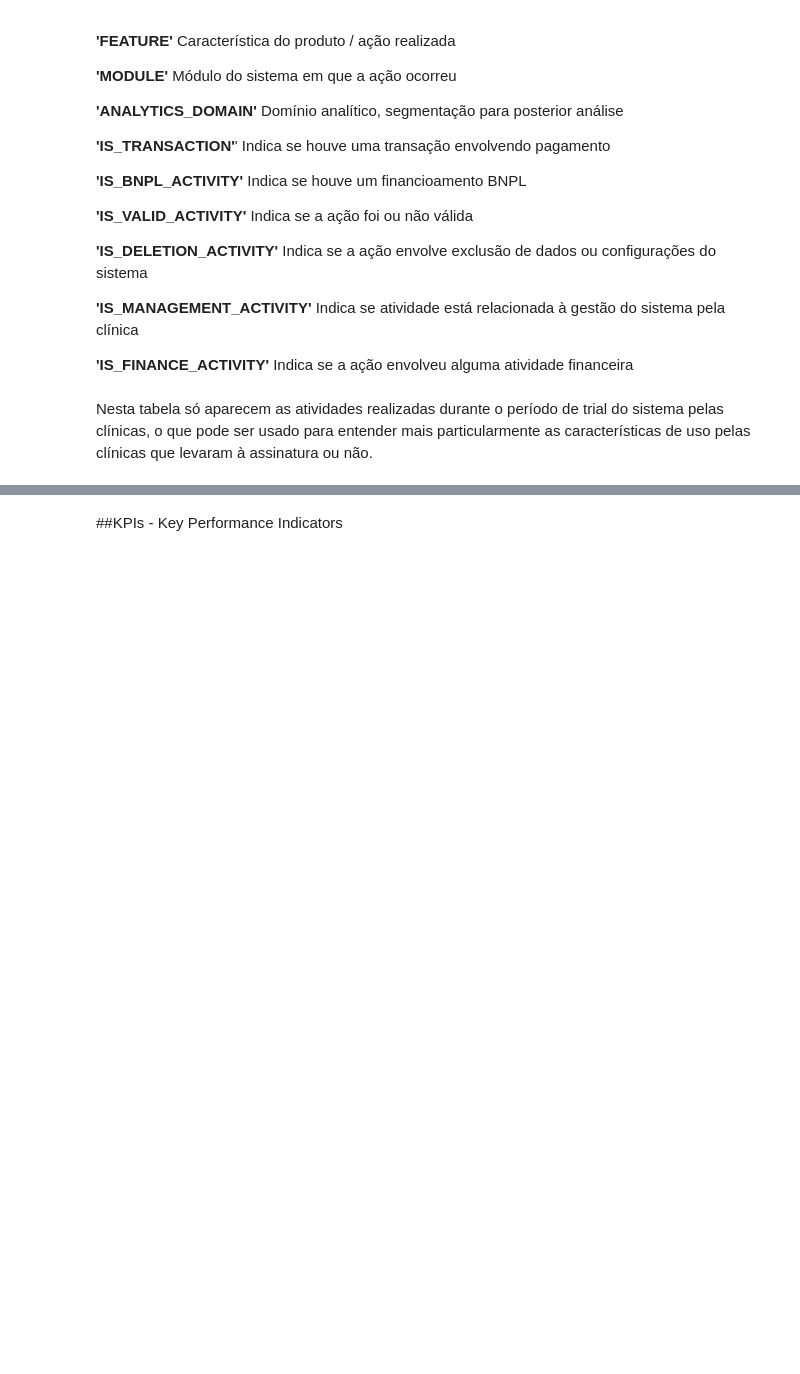
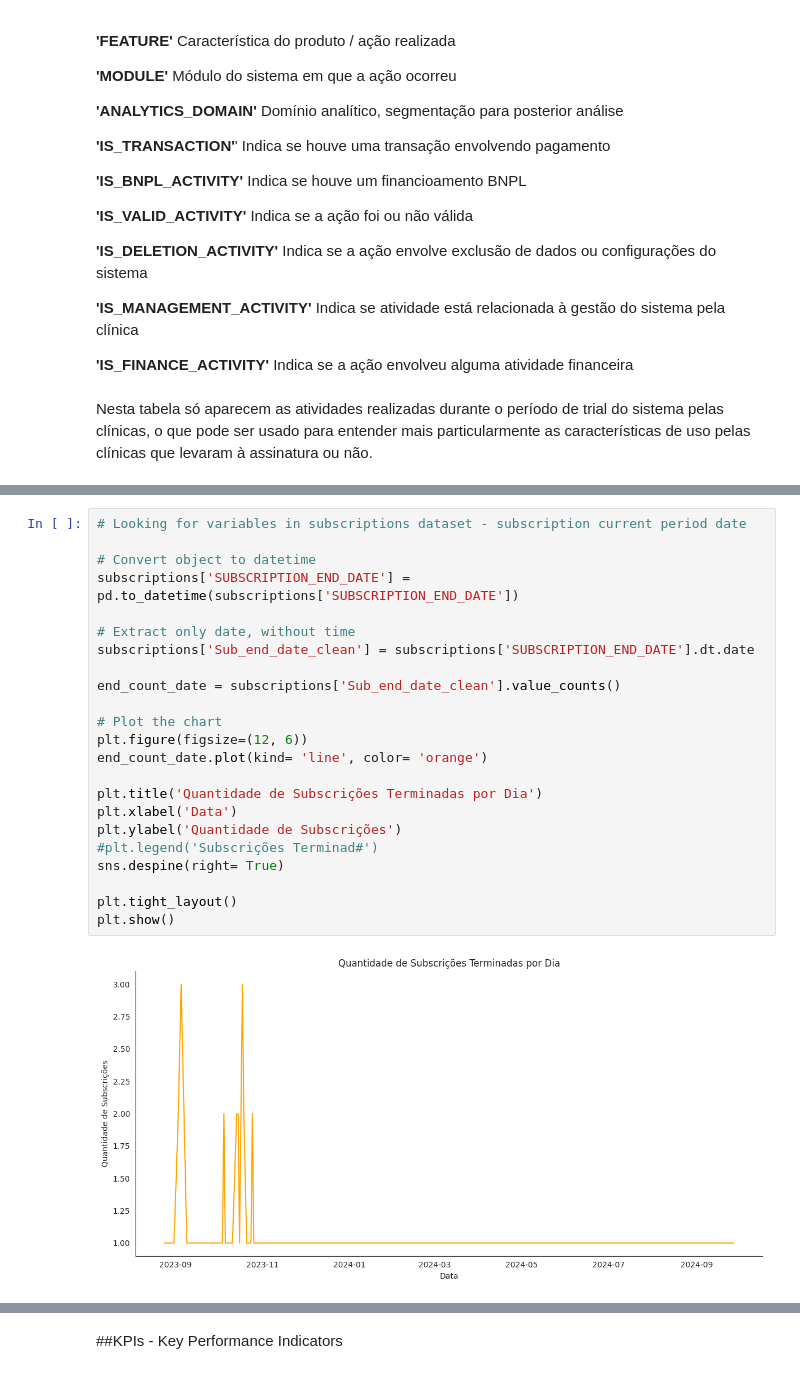
Before and after one commit to BLayus/Case_Saas_Clinicas_Odonto, a Jupyter notebook: Case_2_PED_Clinicas.ipynb, the cells around one changed output, grey strips where cells are left out. Cells and saved outputs as stored; diff of their text form; blank space fills up the shorter version.

```diff
--- a/Case_2_PED_Clinicas.ipynb
+++ b/Case_2_PED_Clinicas.ipynb
@@ -270,0 +375,25 @@ Nesta tabela só aparecem as atividades realizadas durante o período de trial d
+# %%
+# Looking for variables in subscriptions dataset - subscription current period date
+
+# Convert object to datetime
+subscriptions['SUBSCRIPTION_END_DATE'] = pd.to_datetime(subscriptions['SUBSCRIPTION_END_DATE'])
+
+# Extract only date, without time
+subscriptions['Sub_end_date_clean'] = subscriptions['SUBSCRIPTION_END_DATE'].dt.date
+
+end_count_date = subscriptions['Sub_end_date_clean'].value_counts()
+
+# Plot the chart
+plt.figure(figsize=(12, 6))
+end_count_date.plot(kind= 'line', color= 'orange')
+
+plt.title('Quantidade de Subscrições Terminadas por Dia')
+plt.xlabel('Data')
+plt.ylabel('Quantidade de Subscrições')
+#plt.legend('Subscrições Terminad#')
+sns.despine(right= True)
+
+plt.tight_layout()
+plt.show()
+# %% [output]
+[figure, added]
```
Also changed, not shown: parts of 79 cells of this notebook.
